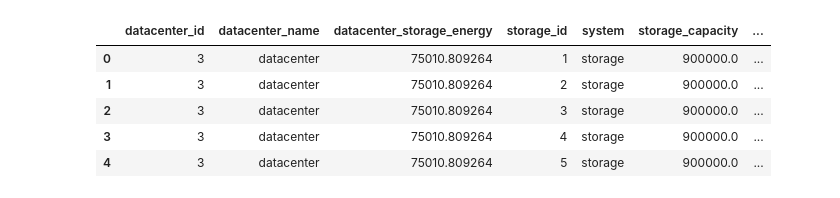
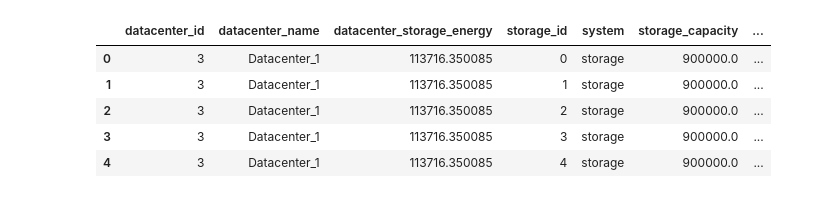
Before and after one commit to KhalidAFarah/cloud-energy-efficiency, a Jupyter notebook: visualization/storage_placement.ipynb, the cells around one changed output. Saved outputs shown, nothing was run; the diff lists cells and outputs as text; code cells hidden in the pictures.

```diff
--- a/visualization/storage_placement.ipynb
+++ b/visualization/storage_placement.ipynb
@@ -1,19 +1,19 @@
 # %%
 import pandas as pd
 import numpy as np
 import math
 import matplotlib.pyplot as plt
 # import seaborn as sns
 
-dataset = pd.read_csv("../data/logfile-storage-v2.csv", delimiter=";")
+dataset = pd.read_csv("../data/logfile-storage-v4.csv", delimiter=";")
 dataset.head()
 # %% [output]
 |  | datacenter_id | datacenter_name | datacenter_storage_energy | storage_id | system | storage_capacity | ... |
-| 0 | 3 | datacenter | 75010.809264 | 1 | storage | 900000.0 | ... |
-| 1 | 3 | datacenter | 75010.809264 | 2 | storage | 900000.0 | ... |
-| 2 | 3 | datacenter | 75010.809264 | 3 | storage | 900000.0 | ... |
-| 3 | 3 | datacenter | 75010.809264 | 4 | storage | 900000.0 | ... |
-| 4 | 3 | datacenter | 75010.809264 | 5 | storage | 900000.0 | ... |
+| 0 | 3 | Datacenter_1 | 113716.350085 | 0 | storage | 900000.0 | ... |
+| 1 | 3 | Datacenter_1 | 113716.350085 | 1 | storage | 900000.0 | ... |
+| 2 | 3 | Datacenter_1 | 113716.350085 | 2 | storage | 900000.0 | ... |
+| 3 | 3 | Datacenter_1 | 113716.350085 | 3 | storage | 900000.0 | ... |
+| 4 | 3 | Datacenter_1 | 113716.350085 | 4 | storage | 900000.0 | ... |
 # %%
 labels = np.unique(dataset['datacenter_name'])
 files_per_datacenter = np.array([])
```
Also changed, not shown: parts of 1 cell of this notebook.
